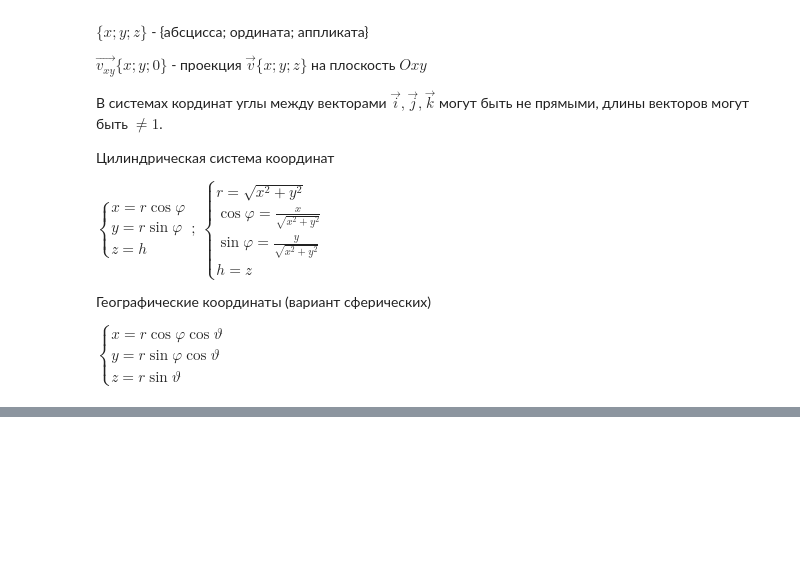
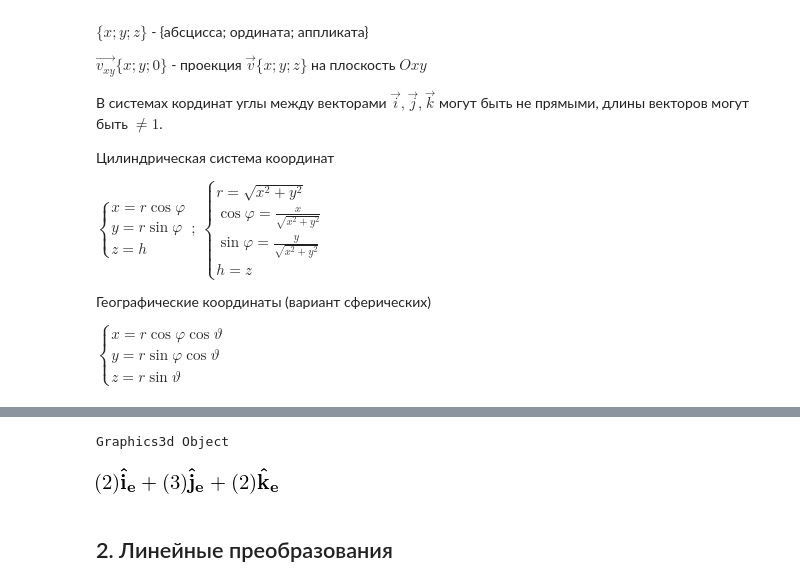
Before and after one commit to OlgaBelitskaya/linear_algebra_practice, a Jupyter notebook: work1_12.ipynb, the cells around one changed output, grey strips where cells are left out. Drawn from its saved outputs; the diff is of its cells as text; code cells hidden in the pictures; blank space fills up the shorter version.

```diff
--- a/work1_12.ipynb
+++ b/work1_12.ipynb
@@ -92,0 +119,29 @@ z = r \sin \vartheta
+# %%
+# sage
+from sage.plot.plot3d.plot3d import axes
+r=0.2
+g = Graphics()
+t = axes(3, .5, color='black')
+i=arrow3d((0,0,0),(1,0,0),color='#3636ff',width=2)+text3d('i',(1+r,0,0))
+j=arrow3d((0,0,0),(0,1,0),color='#ff3636',width=2)+text3d('j',(0,1+r,0))
+k=arrow3d((0,0,0),(0,0,1),color='#36ff36',width=2)+text3d('k',(0,0,1+r))
+V=arrow3d((0,0,0),(2,3,2),color='#ff36ff',width=2)+text3d('V',(2,3,2+r))
+v1=arrow3d((0,0,0),(2,0,0),color='#3636ff',width=1.5,alpha=0.2)+text3d('2i',(2+r,0,0))
+v2=arrow3d((2,0,0),(2,3,0),color='#ff3636',width=1.5,alpha=0.2)+text3d('3j',(2,3+r,0))
+v3=arrow3d((2,3,0),(2,3,2),color='#36ff36',width=1.5,alpha=0.2)+text3d('2k',(2,3,2-r))
+v12=arrow3d((0,0,0),(2,3,0),color='#ff36ff',width=1.5,alpha=0.2)+text3d('2i+3j',(1,1.5,0-r))
+g=g+i+j+k+v1+v2+v3+v12+V+t
+g.show()
+# %% [output]
+Graphics3d Object
+# %%
+# sympy
+import sympy, sympy.vector
+sympy.init_printing(use_unicode=True)
+e = sympy.vector.CoordSys3D('e')
+v = 2 * e.i + 3 * e.j + 2 * e.k
+v
+# %% [output]
+[figure, added]
+# %% [markdown]
+## 2. Линейные преобразования
```
Also changed, not shown: parts of 1 cell of this notebook.
